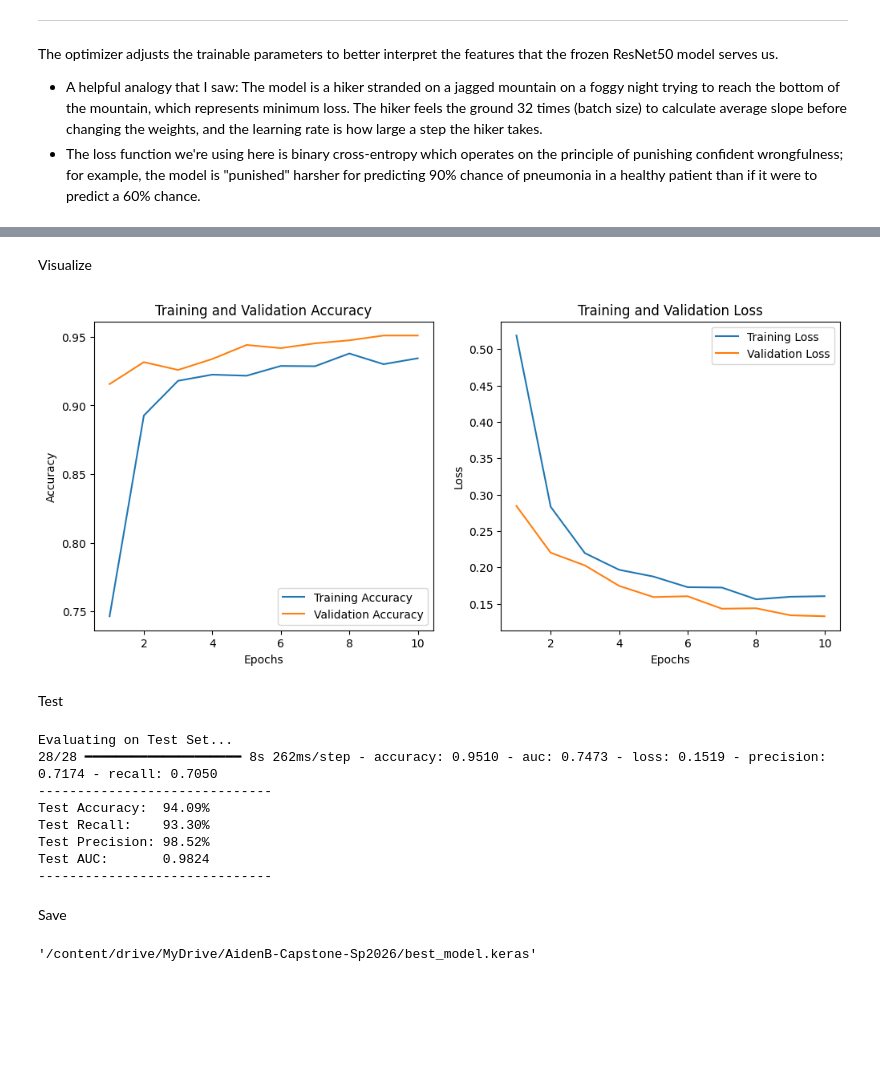
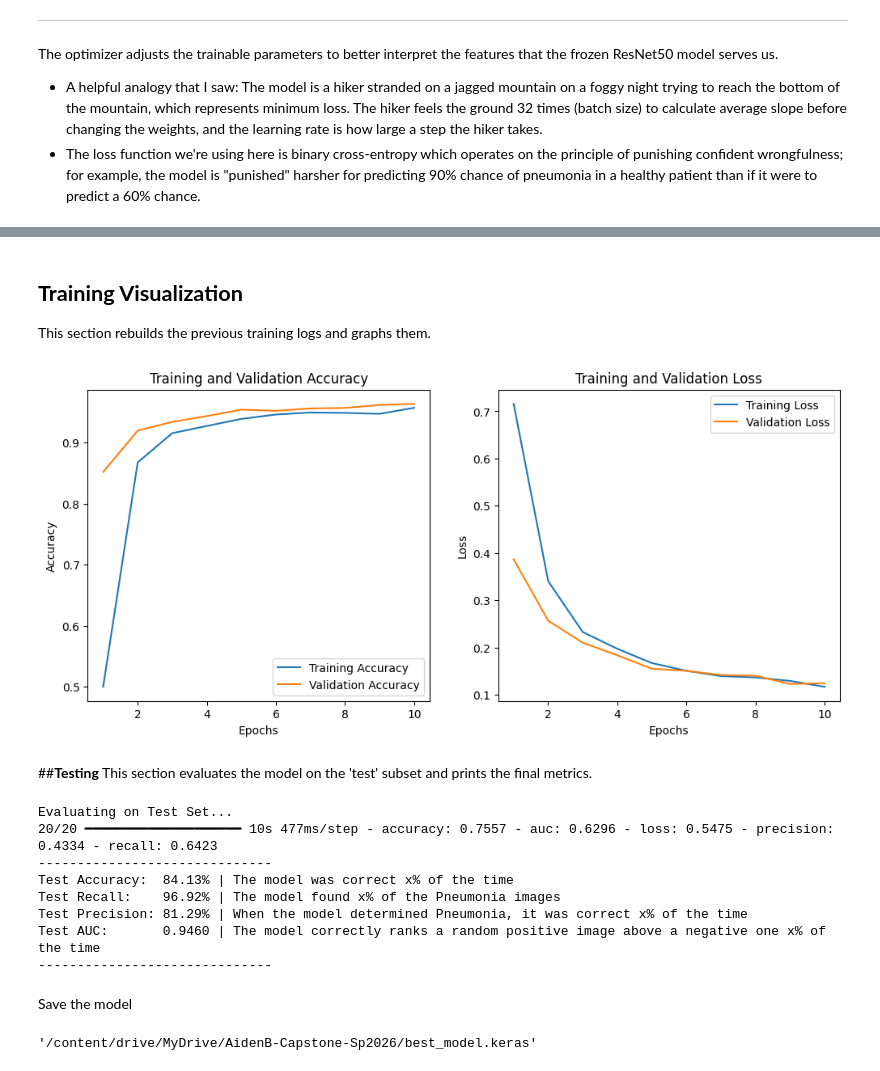
Before and after one commit to arbutler2003/Pneuomonia-Detection-CNN, a Jupyter notebook: chest_xray_pneumonia_detection.ipynb, the cells around one changed output, grey strips where cells are left out. Saved outputs shown, nothing was run; the diff lists cells and outputs as text; code cells hidden in the pictures; blank space fills up the shorter version.

```diff
--- a/chest_xray_pneumonia_detection.ipynb
+++ b/chest_xray_pneumonia_detection.ipynb
@@ -409,5 +434,6 @@ Epoch 10: val_loss improved from 0.13401 to 0.13274, saving model to best_model.
-# %% [markdown]
-Visualize
+# %% [markdown]
+## **Training Visualization**
+This section rebuilds the previous training logs and graphs them.
 # %%
 import matplotlib.pyplot as plt
 
@@ -419,45 +445,46 @@ class MockHistory:
 history = MockHistory()
 
 # Epochs: 1, 2, 3, 4, 5, 6, 7, 8, 9, 10
-history.history['accuracy'] =     [0.7464, 0.8927, 0.9180, 0.9225, 0.9217, 0.9288, 0.9286, 0.9379, 0.9301, 0.9344]
-history.history['val_accuracy'] = [0.9156, 0.9316, 0.9259, 0.9339, 0.9441, 0.9418, 0.9453, 0.9475, 0.9510, 0.9510]
-history.history['loss'] =         [0.5189, 0.2833, 0.2195, 0.1966, 0.1873, 0.1727, 0.1722, 0.1560, 0.1595, 0.1603]
-history.history['val_loss'] =     [0.2845, 0.2201, 0.2026, 0.1745, 0.1591, 0.1602, 0.1431, 0.1437, 0.1340, 0.1327]
+history.history['accuracy'] =     [0.5001, 0.8677, 0.9156, 0.9274, 0.9390, 0.9462, 0.9495, 0.9488, 0.9473, 0.9572]
+history.history['val_accuracy'] = [0.8520, 0.9198, 0.9341, 0.9436, 0.9542, 0.9522, 0.9561, 0.9570, 0.9618, 0.9637]
+history.history['loss'] =         [0.7158, 0.3403, 0.2326, 0.1972, 0.1670, 0.1506, 0.1393, 0.1366, 0.1292, 0.1167]
+history.history['val_loss'] =     [0.3867, 0.2566, 0.2101, 0.1835, 0.1550, 0.1505, 0.1417, 0.1400, 0.1227, 0.1242]
 
 def plot_history(history):
     acc = history.history['accuracy']
     val_acc = history.history['val_accuracy']
     loss = history.history['loss']
     val_loss = history.history['val_loss']
     epochs_range = range(1, len(acc) + 1)
 
     plt.figure(figsize=(12, 5))
 
     # Plot Accuracy
     plt.subplot(1, 2, 1)
     plt.plot(epochs_range, acc, label='Training Accuracy')
     plt.plot(epochs_range, val_acc, label='Validation Accuracy')
     plt.title('Training and Validation Accuracy')
     plt.xlabel('Epochs')
     plt.ylabel('Accuracy')
     plt.legend(loc='lower right')
 
     # Plot Loss
     plt.subplot(1, 2, 2)
     plt.plot(epochs_range, loss, label='Training Loss')
     plt.plot(epochs_range, val_loss, label='Validation Loss')
     plt.title('Training and Validation Loss')
     plt.xlabel('Epochs')
     plt.ylabel('Loss')
     plt.legend(loc='upper right')
 
     plt.show()
 
 plot_history(history)
 # %% [output]
-[figure, old version]
+[figure, new version]
-# %% [markdown]
-Test
+# %% [markdown]
+##**Testing**
+This section evaluates the model on the 'test' subset and prints the final metrics.
 # %%
 # Load the best weights
 model.load_weights('best_model.keras')
@@ -470,22 +497,22 @@ test_results = model.evaluate(test_generator, verbose=1)
 # test_results[0] is 'loss'
 # test_results[1] is 'accuracy', [2] is 'recall', etc.
 print("-" * 30)
-print(f"Test Accuracy:  {test_results[1]:.2%}")
-print(f"Test Recall:    {test_results[2]:.2%}")
-print(f"Test Precision: {test_results[3]:.2%}")
-print(f"Test AUC:       {test_results[4]:.4f}")
+print(f"Test Accuracy:  {test_results[1]:.2%} | The model was correct x% of the time")
+print(f"Test Recall:    {test_results[2]:.2%} | The model found x% of the Pneumonia images")
+print(f"Test Precision: {test_results[3]:.2%} | When the model determined Pneumonia, it was correct x% of the time")
+print(f"Test AUC:       {test_results[4]:.4f} | The model correctly ranks a random positive image above a negative one x% of the time")
 print("-" * 30)
 # %% [output]
 Evaluating on Test Set...
-28/28 ━━━━━━━━━━━━━━━━━━━━ 8s 262ms/step - accuracy: 0.9510 - auc: 0.7473 - loss: 0.1519 - precision: 0.7174 - recall: 0.7050
+20/20 ━━━━━━━━━━━━━━━━━━━━ 10s 477ms/step - accuracy: 0.7557 - auc: 0.6296 - loss: 0.5475 - precision: 0.4334 - recall: 0.6423
 ------------------------------
-Test Accuracy:  94.09%
-Test Recall:    93.30%
-Test Precision: 98.52%
-Test AUC:       0.9824
+Test Accuracy:  84.13% | The model was correct x% of the time
+Test Recall:    96.92% | The model found x% of the Pneumonia images
+Test Precision: 81.29% | When the model determined Pneumonia, it was correct x% of the time
+Test AUC:       0.9460 | The model correctly ranks a random positive image above a negative one x% of the time
 ------------------------------
 # %% [markdown]
-Save
+Save the model
 # %%
 import shutil
 
```
Also changed, not shown: parts of 14 cells of this notebook.
